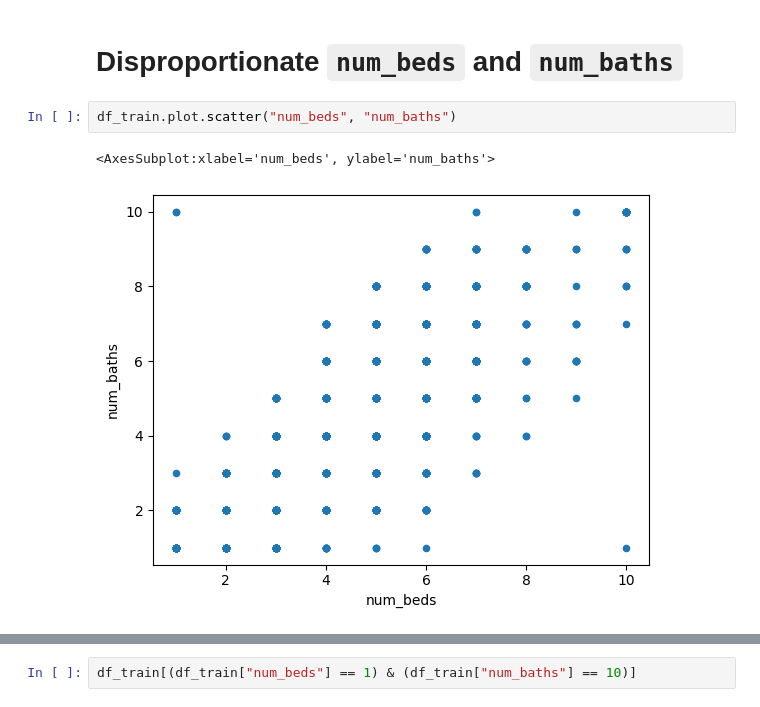
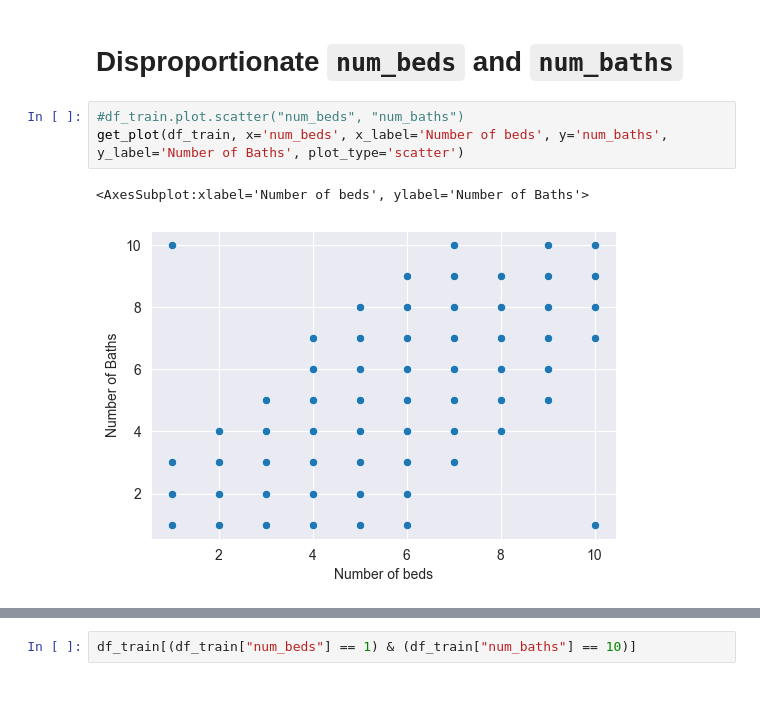
Before and after one commit to atul1696/cs5228-project, a Jupyter notebook: outliers.ipynb, the cells around one changed output, grey strips where cells are left out. Saved outputs shown, nothing was run; the diff lists cells and outputs as text.

```diff
--- a/outliers.ipynb
+++ b/outliers.ipynb
@@ -35,8 +64,9 @@ df_train[df_train.price > 1 * 10 ** 9]
 * High prices for very small area
 # %% [markdown]
 # Disproportionate `num_beds` and `num_baths`
-# %%
-df_train.plot.scatter("num_beds", "num_baths")
-# %% [output]
-<AxesSubplot:xlabel='num_beds', ylabel='num_baths'>
-[figure, removed]
+# %%
+#df_train.plot.scatter("num_beds", "num_baths")
+get_plot(df_train, x='num_beds', x_label='Number of beds', y='num_baths', y_label='Number of Baths', plot_type='scatter')
+# %% [output]
+<AxesSubplot:xlabel='Number of beds', ylabel='Number of Baths'>
+[figure, added]
```
Also changed, not shown: parts of 10 cells of this notebook, 3 other files.
